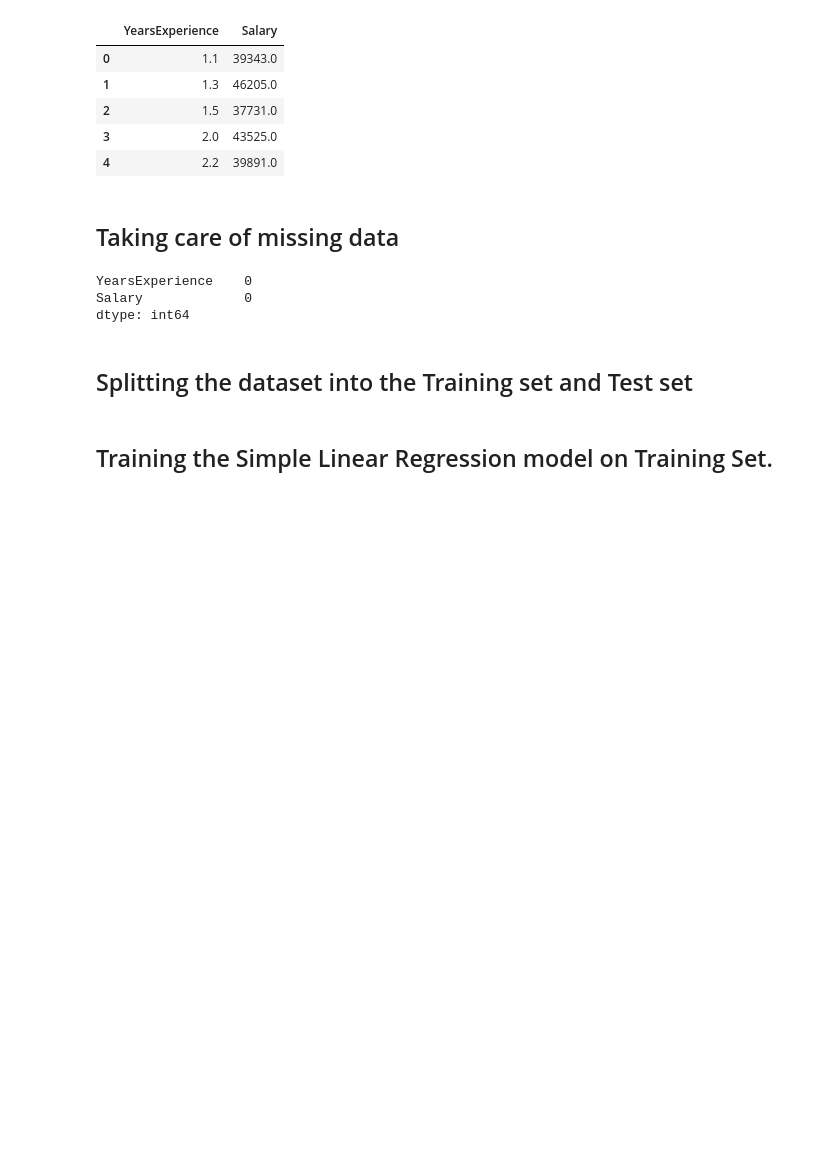
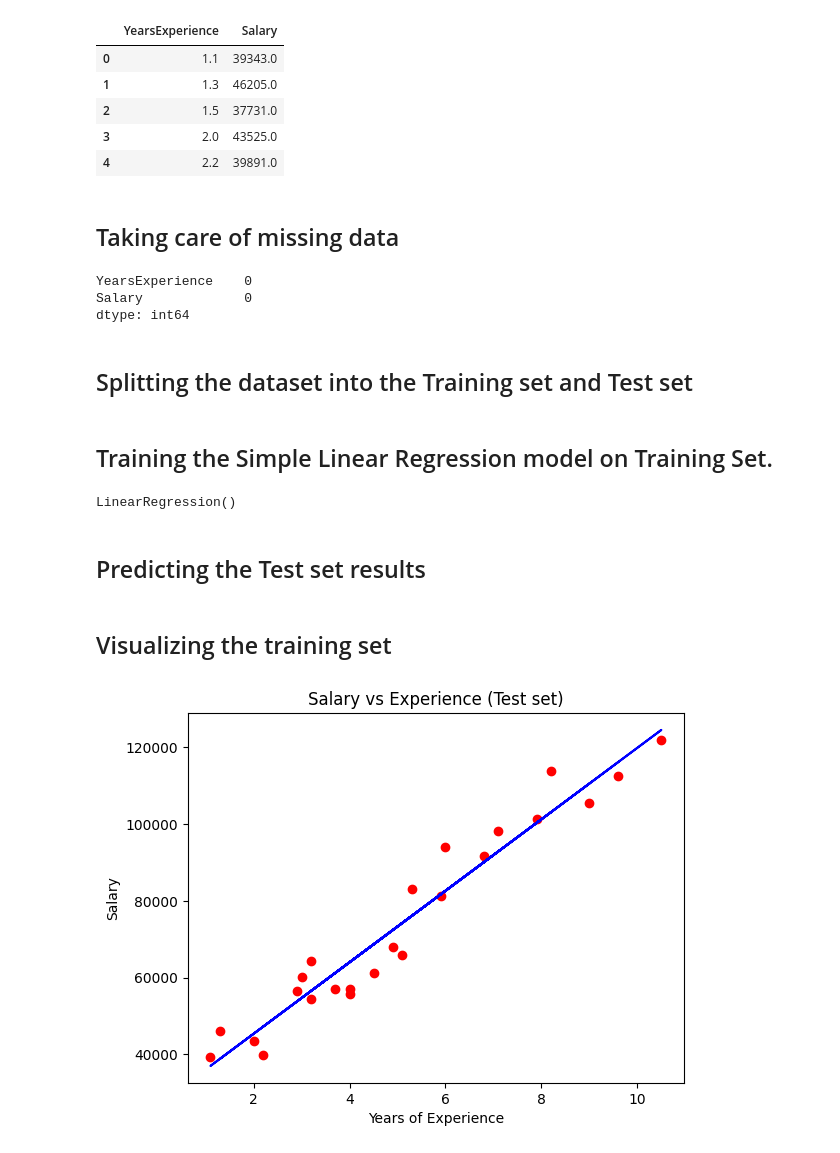
Before and after one commit to Avinash-Tamarapalli/MachineLearning, a Jupyter notebook: Python/002_Regression/01_Simple Linear Regression/simple_linear_regression.ipynb, the cells around one changed output. Drawn from its saved outputs; the diff is of its cells as text; code cells hidden in the pictures; blank space fills up the shorter version.

```diff
--- a/Python/002_Regression/01_Simple Linear Regression/simple_linear_regression.ipynb
+++ b/Python/002_Regression/01_Simple Linear Regression/simple_linear_regression.ipynb
@@ -22,8 +22,8 @@ salary.head()
 | 3 | 2.0 | 43525.0 |
 | 4 | 2.2 | 39891.0 |
 # %%
-X = salary['YearsExperience'].values
-y = salary['Salary'].values
+X = np.array(salary['YearsExperience'].values).reshape(-1,1)
+y = salary.iloc[:, -1].values
 # %% [markdown]
 ## Taking care of missing data
 # %%
@@ -40,3 +40,13 @@ from sklearn.model_selection import train_test_split
 X_train, X_test, y_train, y_test = train_test_split(X, y, test_size=0.2, random_state= 0)
 # %% [markdown]
 ## Training the Simple Linear Regression model on Training Set.
+# %%
+from sklearn.linear_model import LinearRegression
+
+regressor = LinearRegression()
+
+regressor.fit(X_train, y_train)
+# %% [output]
+LinearRegression()
+# %% [markdown]
+## Predicting the Test set results
@@ -42,0 +55,11 @@ X_train, X_test, y_train, y_test = train_test_split(X, y, test_size=0.2, random_
+# %% [markdown]
+## Visualizing the training set
+# %%
+plt.scatter(X_train, y_train, color = 'red')
+plt.plot(X_train, regressor.predict(X_train), color = 'blue')
+plt.title('Salary vs Experience (Test set)')
+plt.xlabel('Years of Experience')
+plt.ylabel('Salary')
+plt.show()
+# %% [output]
+[figure, added]
```
Also changed, not shown: parts of 4 cells of this notebook, 2 other files.
